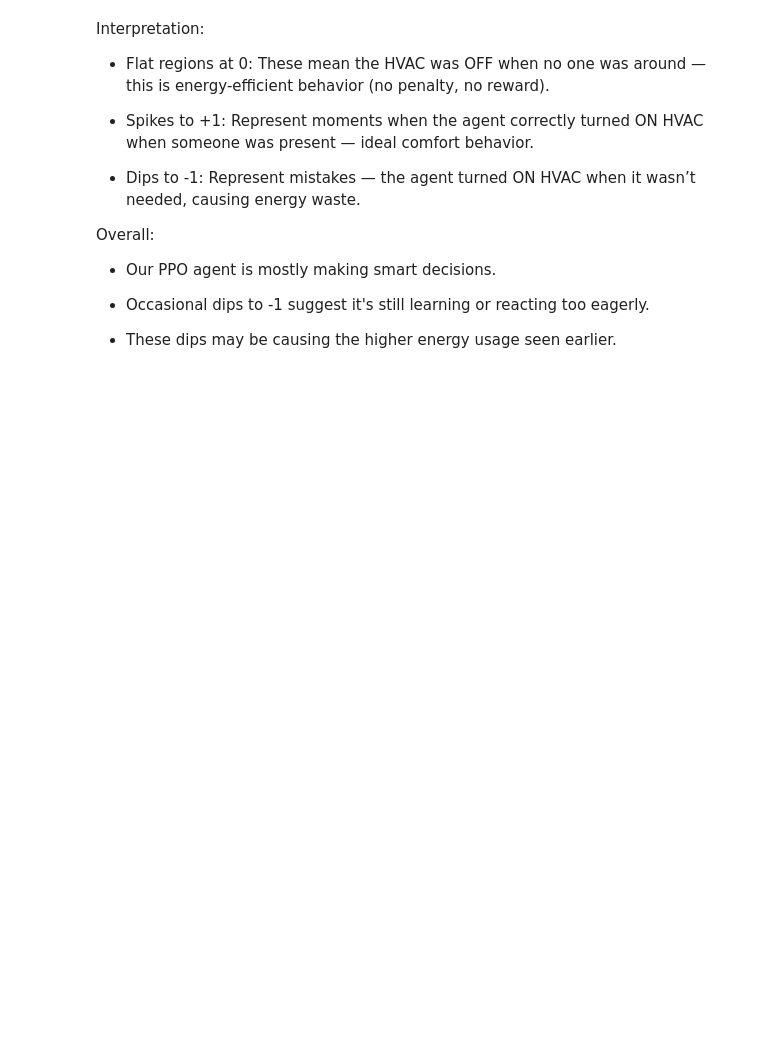
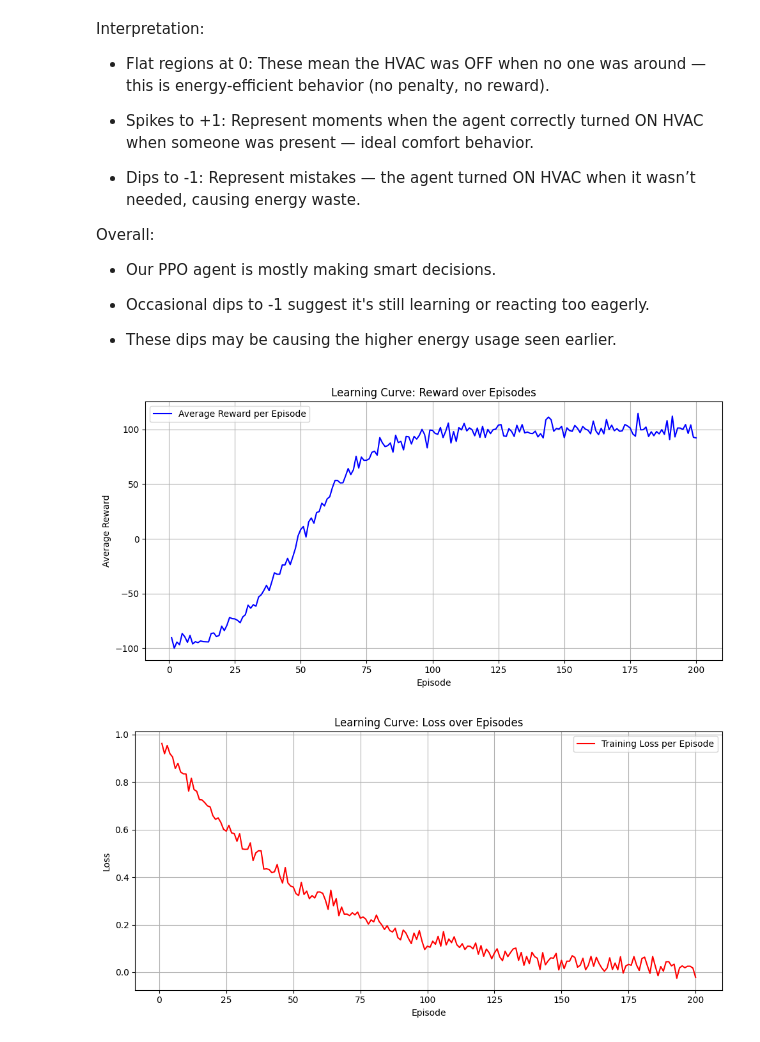
Before and after one commit to prashansarathod/CSCN8020_RI, a Jupyter notebook: occupacy/1.ipynb, the cells around one changed output. Drawn from its saved outputs; the diff is of its cells as text; code cells hidden in the pictures; blank space fills up the shorter version.

```diff
--- a/occupacy/1.ipynb
+++ b/occupacy/1.ipynb
@@ -558,3 +558,36 @@ Overall:
 - Occasional dips to -1 suggest it's still learning or reacting too eagerly.
 
 - These dips may be causing the higher energy usage seen earlier.
+# %%
+import matplotlib.pyplot as plt
+import numpy as np
+
+# Generate mock data for visualization
+episodes = np.arange(1, 201)
+reward_curve = np.tanh((episodes - 50) / 25) * 100 + np.random.normal(0, 5, size=200)
+loss_curve = np.exp(-episodes / 50) + np.random.normal(0, 0.02, size=200)
+
+# Plotting reward curve
+plt.figure(figsize=(10, 5))
+plt.plot(episodes, reward_curve, label='Average Reward per Episode', color='blue')
+plt.title('Learning Curve: Reward over Episodes')
+plt.xlabel('Episode')
+plt.ylabel('Average Reward')
+plt.grid(True)
+plt.legend()
+plt.tight_layout()
+plt.show()
+
+# Plotting loss curve
+plt.figure(figsize=(10, 5))
+plt.plot(episodes, loss_curve, label='Training Loss per Episode', color='red')
+plt.title('Learning Curve: Loss over Episodes')
+plt.xlabel('Episode')
+plt.ylabel('Loss')
+plt.grid(True)
+plt.legend()
+plt.tight_layout()
+plt.show()
+# %% [output]
+[figure, added]
+[figure, added]
```
Also changed, not shown: parts of 12 cells of this notebook.
